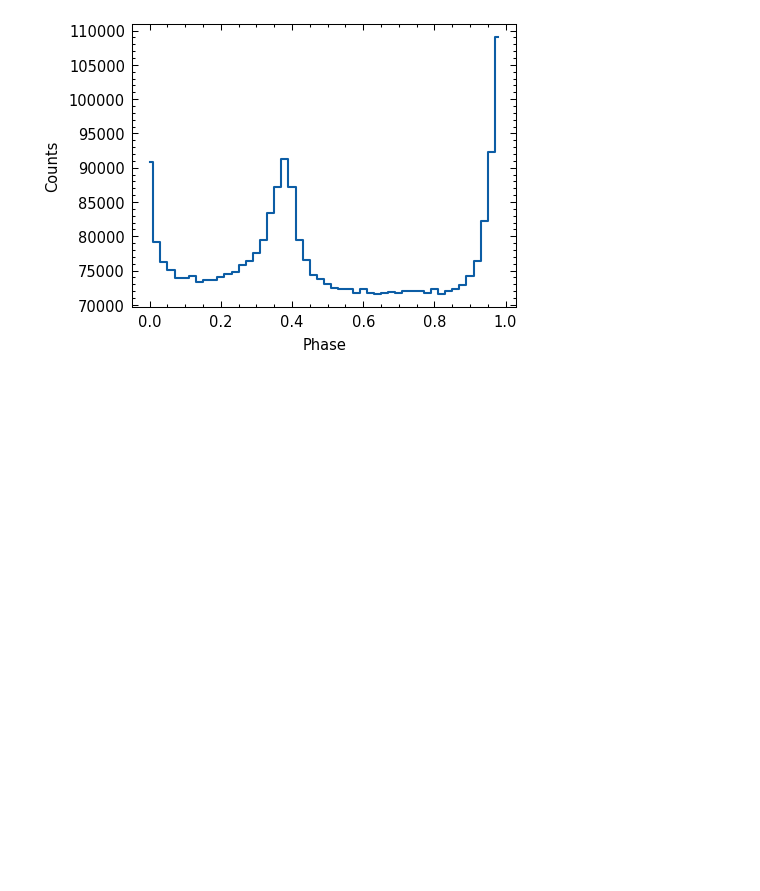
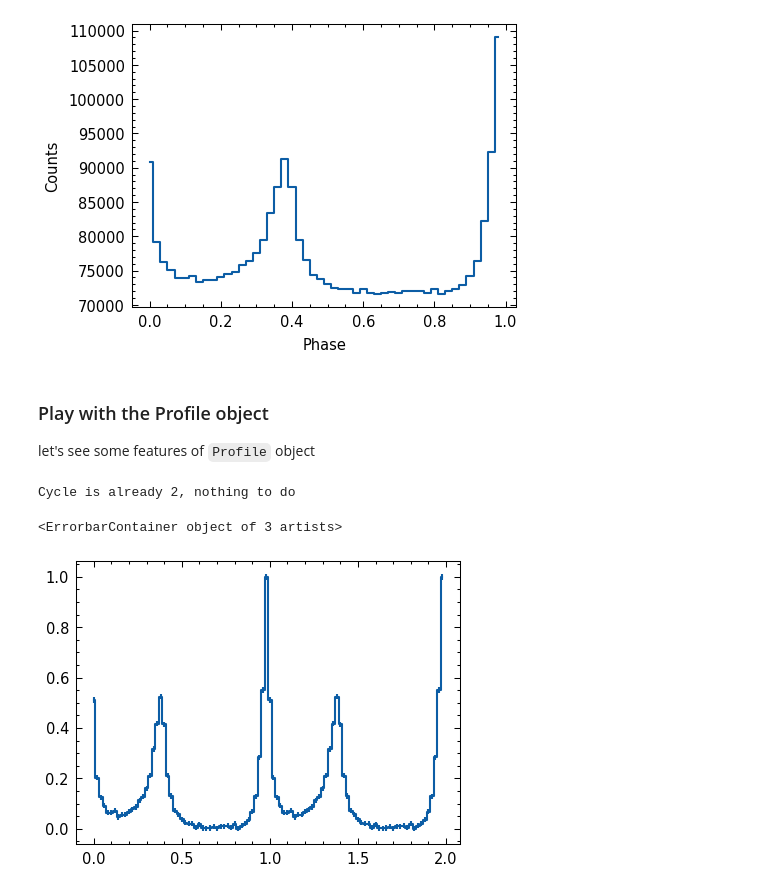
Before and after one commit to tuoyl/tat-pulsar, a Jupyter notebook: docs/notebooks/PulsarTimingAnalysis.ipynb, the cells around one changed output. Cells and saved outputs as stored; diff of their text form; code cells hidden in the pictures; blank space fills up the shorter version.

```diff
--- a/docs/notebooks/PulsarTimingAnalysis.ipynb
+++ b/docs/notebooks/PulsarTimingAnalysis.ipynb
@@ -116,3 +123,15 @@ plt.ylabel("Counts")
 # %% [output]
 Text(0, 0.5, 'Counts')
 [figure]
+# %% [markdown]
+### Play with the Profile object
+let's see some features of `Profile` object
+# %%
+profile.cycles = 2 # Set the phase cycles of profile
+profile.norm() # Normalization
+plt.errorbar(profile.phase, profile.counts,
+             yerr=profile.error, ds='steps-mid')
+# %% [output]
+Cycle is already 2, nothing to do
+<ErrorbarContainer object of 3 artists>
+[figure, added]
```
Also changed, not shown: parts of 4 cells of this notebook, 27 other files.
